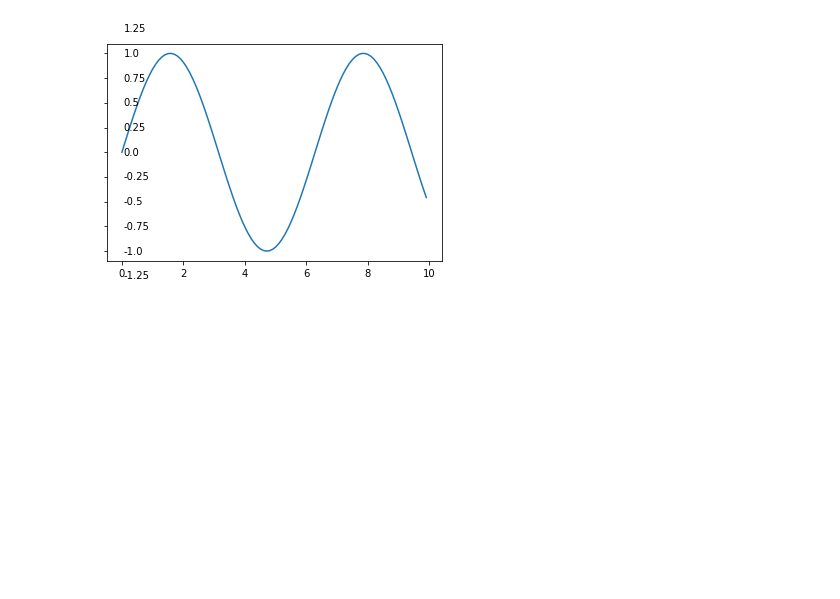
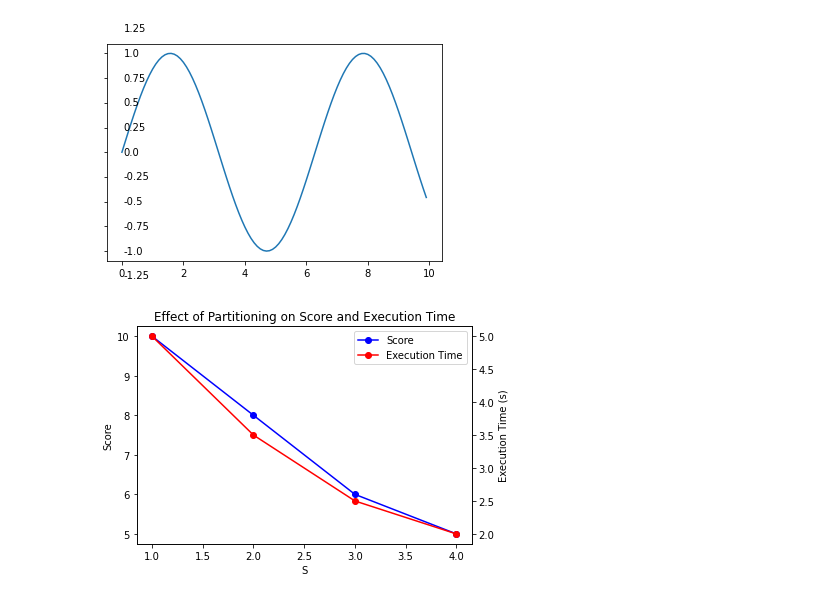
Before and after one commit to stathiskaps/PTOPTW, a Jupyter notebook: plotting.ipynb, the cells around one changed output. Saved outputs shown, nothing was run; the diff lists cells and outputs as text; code cells hidden in the pictures; blank space fills up the shorter version.

```diff
--- a/plotting.ipynb
+++ b/plotting.ipynb
@@ -297,3 +297,38 @@ for ytick, yval in zip(yticks, yvals):
 plt.show()
 # %% [output]
 [figure]
+# %%
+import matplotlib.pyplot as plt
+
+
+# Data for the plot
+S = [1, 2, 3, 4]  # Different values of S
+score = [10, 8, 6, 5]  # Solution score for each value of S
+execution_time = [5, 3.5, 2.5, 2]  # Execution time for each value of S
+
+# Create a figure with two y-axes that share the same x-axis
+fig, ax1 = plt.subplots()
+
+ax2 = ax1.twinx()  # Create a second y-axis that shares the same x-axis
+
+# Plot the score and execution time on separate y-axes
+ax1.plot(S, score, 'bo-', label='Score')
+ax2.plot(S, execution_time, 'ro-', label='Execution Time')
+
+# Set labels for each axis
+ax1.set_xlabel('S')
+ax1.set_ylabel('Score')
+ax2.set_ylabel('Execution Time (s)')
+
+# Add a legend for each line
+lines1, labels1 = ax1.get_legend_handles_labels()
+lines2, labels2 = ax2.get_legend_handles_labels()
+ax2.legend(lines1 + lines2, labels1 + labels2, loc='best')
+
+# Set the title of the plot
+plt.title('Effect of Partitioning on Score and Execution Time')
+
+# Show the plot
+plt.show()
+# %% [output]
+[figure, added]
```
Also changed, not shown: parts of 1 cell of this notebook, 4 other files.
